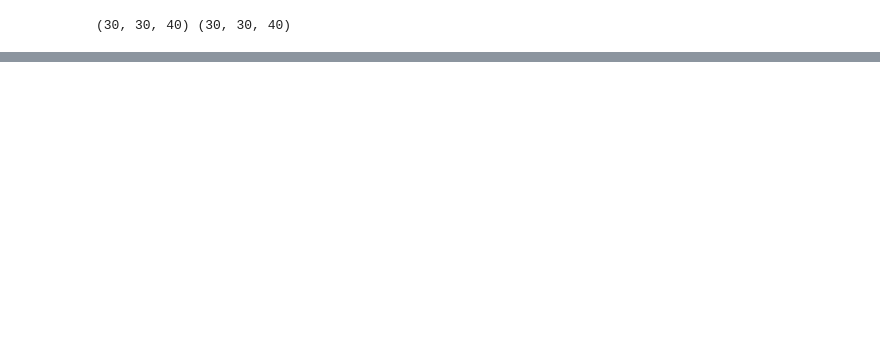
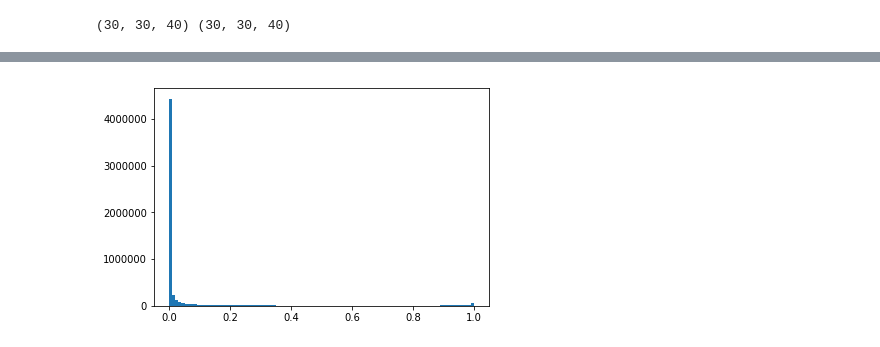
Before and after one commit to bmeatayi/neurogan, a Jupyter notebook: notebooks/Untitled.ipynb, the cells around one changed output, grey strips where cells are left out. Drawn from its saved outputs; the diff is of its cells as text; code cells hidden in the pictures; blank space fills up the shorter version.

```diff
--- a/notebooks/Untitled.ipynb
+++ b/notebooks/Untitled.ipynb
@@ -45,0 +101,6 @@ plt.show()
+# %%
+fig, ax = plt.subplots()
+ax.hist(data, bins=100)
+plt.show()
+# %% [output]
+[figure, added]
```
Also changed, not shown: parts of 6 cells of this notebook.
